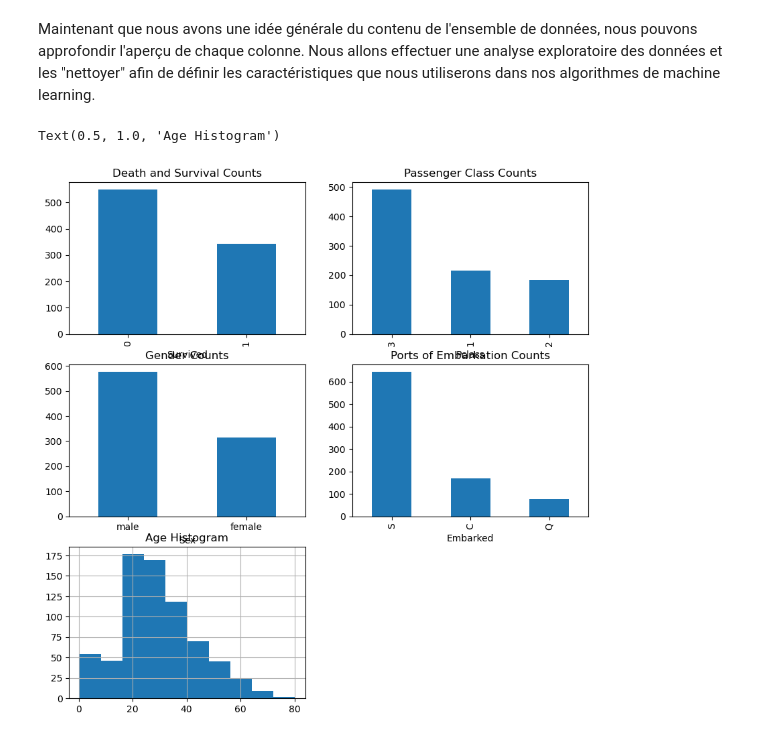
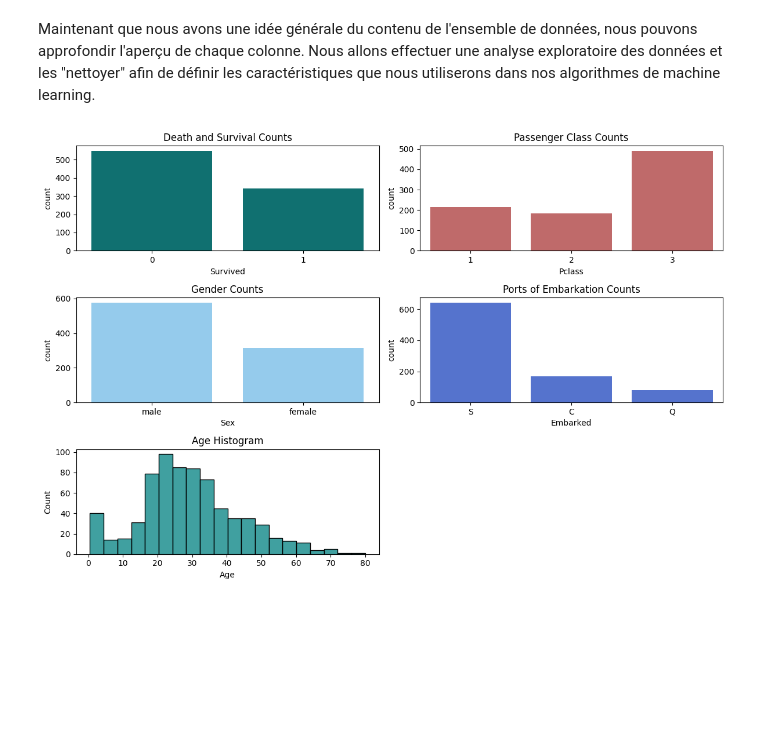
Before and after one commit to Str0mG/ML01-MachineLearning, a Jupyter notebook: ML01 Projet V1.ipynb, the cells around one changed output. Drawn from its saved outputs; the diff is of its cells as text; code cells hidden in the pictures; blank space fills up the shorter version.

```diff
--- a/ML01 Projet V1.ipynb
+++ b/ML01 Projet V1.ipynb
@@ -202,31 +209,35 @@ plt.show()
 # %% [markdown]
 Maintenant que nous avons une idée générale du contenu de l'ensemble de données, nous pouvons approfondir l'aperçu de chaque colonne.  Nous allons effectuer une analyse exploratoire des données et les "nettoyer" afin de définir les caractéristiques que nous utiliserons dans nos algorithmes de machine learning.
-# %%
-# Set up a grid of plots
-fig = plt.figure(figsize=fizsize_with_subplots)
-fig_dims = (3, 2)
-
-# Plot death and survival counts
-plt.subplot2grid(fig_dims, (0, 0))
-df_train['Survived'].value_counts().plot(kind='bar',title='Death and Survival Counts')
-
-# Plot Pclass counts
-plt.subplot2grid(fig_dims, (0, 1))
-df_train['Pclass'].value_counts().plot(kind='bar',title='Passenger Class Counts')
-
-# Plot Sex counts
-plt.subplot2grid(fig_dims, (1, 0))
-df_train['Sex'].value_counts().plot(kind='bar',title='Gender Counts')
-plt.xticks(rotation=0)
-
-# Plot Embarked counts
-plt.subplot2grid(fig_dims, (1, 1))
-df_train['Embarked'].value_counts().plot(kind='bar', title='Ports of Embarkation Counts')
-
-# Plot the Age histogram
-plt.subplot2grid(fig_dims, (2, 0))
-df_train['Age'].hist()
-plt.title('Age Histogram')
-# %% [output]
-Text(0.5, 1.0, 'Age Histogram')
-[figure, removed]
+# %%
+# Set up a grid of plots
+fig, axes = plt.subplots(3, 2, figsize=(12, 8))
+
+# Plot death and survival counts
+sns.countplot(x='Survived', data=df_train, ax=axes[0, 0], color='#008080')
+axes[0, 0].set_title('Death and Survival Counts')
+
+# Plot Pclass counts
+sns.countplot(x='Pclass', data=df_train, ax=axes[0, 1], color='#CD5C5C')
+axes[0, 1].set_title('Passenger Class Counts')
+
+# Plot Sex counts
+sns.countplot(x='Sex', data=df_train, ax=axes[1, 0],  color='#87CEFA')
+axes[1, 0].set_title('Gender Counts')
+
+# Plot Embarked counts
+sns.countplot(x='Embarked', data=df_train, ax=axes[1, 1], color='#4169E1')
+axes[1, 1].set_title('Ports of Embarkation Counts')
+
+# Plot the Age histogram
+sns.histplot(data=df_train, x='Age', ax=axes[2, 0], color='#008080')
+axes[2, 0].set_title('Age Histogram')
+
+# Remove empty subplot
+fig.delaxes(axes[2, 1])
+
+# Adjust layout
+plt.tight_layout()
+
+plt.show()
+# %% [output]
+[figure, added]
```
Also changed, not shown: parts of 12 cells of this notebook, 7 other files.
